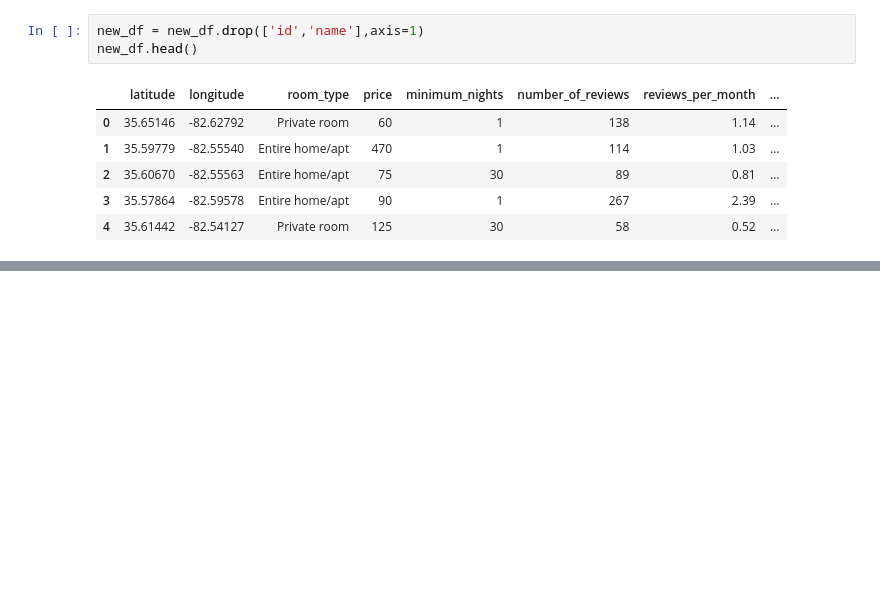
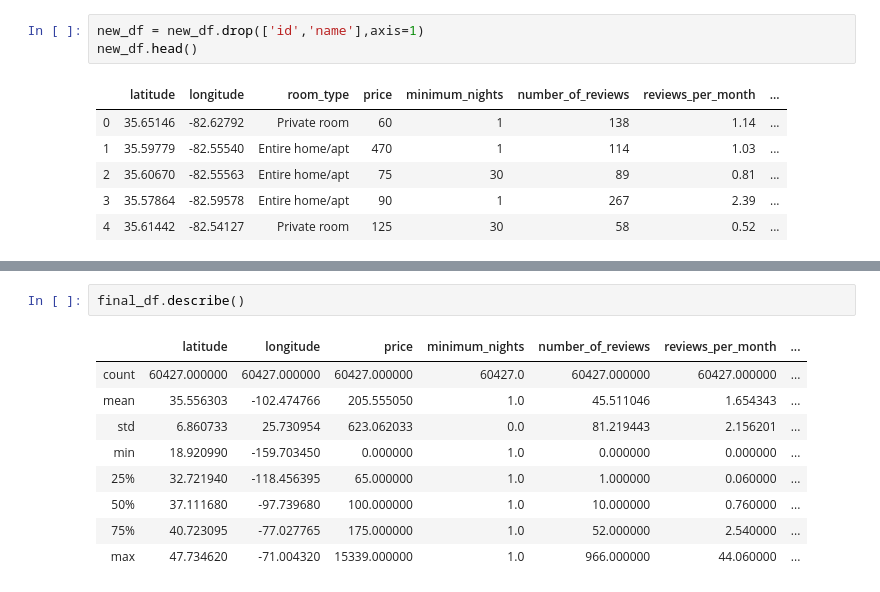
Before and after one commit to BloomTech-Labs/LabsPT13-Resfeber-A-DS, a Jupyter notebook: notebooks/airB&B.ipynb, the cells around one changed output, grey strips where cells are left out. Drawn from its saved outputs; the diff is of its cells as text; blank space fills up the shorter version.

```diff
--- a/notebooks/airB&B.ipynb
+++ b/notebooks/airB&B.ipynb
@@ -255,0 +288,12 @@ new_df.head()
+# %%
+final_df.describe()
+# %% [output]
+|  | latitude | longitude | price | minimum_nights | number_of_reviews | reviews_per_month | ... |
+| count | 60427.000000 | 60427.000000 | 60427.000000 | 60427.0 | 60427.000000 | 60427.000000 | ... |
+| mean | 35.556303 | -102.474766 | 205.555050 | 1.0 | 45.511046 | 1.654343 | ... |
+| std | 6.860733 | 25.730954 | 623.062033 | 0.0 | 81.219443 | 2.156201 | ... |
+| min | 18.920990 | -159.703450 | 0.000000 | 1.0 | 0.000000 | 0.000000 | ... |
+| 25% | 32.721940 | -118.456395 | 65.000000 | 1.0 | 1.000000 | 0.060000 | ... |
+| 50% | 37.111680 | -97.739680 | 100.000000 | 1.0 | 10.000000 | 0.760000 | ... |
+| 75% | 40.723095 | -77.027765 | 175.000000 | 1.0 | 52.000000 | 2.540000 | ... |
+| max | 47.734620 | -71.004320 | 15339.000000 | 1.0 | 966.000000 | 44.060000 | ... |
```
Also changed, not shown: parts of 26 cells of this notebook, 1 other file.
